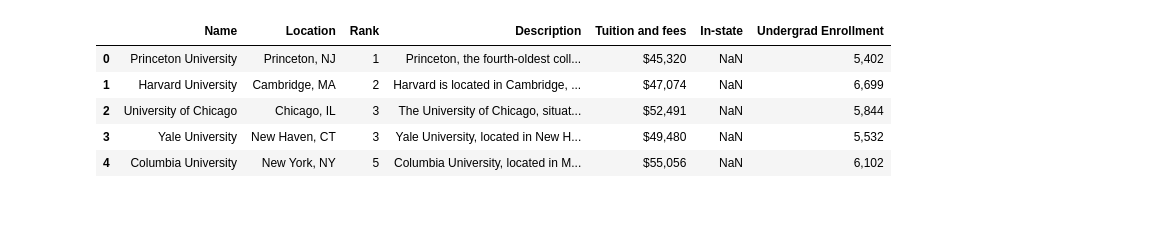
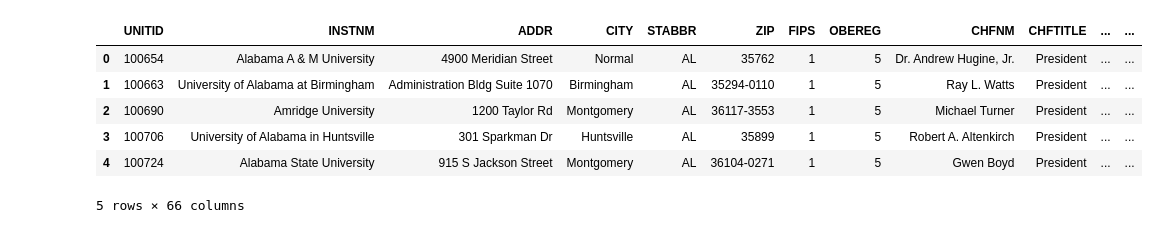
Before and after one commit to joshseymour/ETL_Project, a Jupyter notebook: University_Data_Pipeline.ipynb, the cells around one changed output. Saved outputs shown, nothing was run; the diff lists cells and outputs as text; code cells hidden in the pictures.

```diff
--- a/University_Data_Pipeline.ipynb
+++ b/University_Data_Pipeline.ipynb
@@ -1,20 +1,21 @@
 # %%
 import pandas as pd
 import numpy as np
 
 # File to Load
-file_to_load = "Resources/National_Universities_Rankings.csv"
+file_to_load = "Resources/college_data.csv"
 
 # Read data into dataframe(df)
 univ_data = pd.read_csv(file_to_load)
 univ_data.head()
 # %% [output]
-|  | Name | Location | Rank | Description | Tuition and fees | In-state | Undergrad Enrollment |
-| 0 | Princeton University | Princeton, NJ | 1 | Princeton, the fourth-oldest coll... | $45,320 | NaN | 5,402 |
-| 1 | Harvard University | Cambridge, MA | 2 | Harvard is located in Cambridge, ... | $47,074 | NaN | 6,699 |
-| 2 | University of Chicago | Chicago, IL | 3 | The University of Chicago, situat... | $52,491 | NaN | 5,844 |
-| 3 | Yale University | New Haven, CT | 3 | Yale University, located in New H... | $49,480 | NaN | 5,532 |
-| 4 | Columbia University | New York, NY | 5 | Columbia University, located in M... | $55,056 | NaN | 6,102 |
+|  | UNITID | INSTNM | ADDR | CITY | STABBR | ZIP | FIPS | OBEREG | CHFNM | CHFTITLE | ... | ... |
+| 0 | 100654 | Alabama A & M University | 4900 Meridian Street | Normal | AL | 35762 | 1 | 5 | Dr. Andrew Hugine, Jr. | President | ... | ... |
+| 1 | 100663 | University of Alabama at Birmingham | Administration Bldg Suite 1070 | Birmingham | AL | 35294-0110 | 1 | 5 | Ray L. Watts | President | ... | ... |
+| 2 | 100690 | Amridge University | 1200 Taylor Rd | Montgomery | AL | 36117-3553 | 1 | 5 | Michael Turner | President | ... | ... |
+| 3 | 100706 | University of Alabama in Huntsville | 301 Sparkman Dr | Huntsville | AL | 35899 | 1 | 5 | Robert A. Altenkirch | President | ... | ... |
+| 4 | 100724 | Alabama State University | 915 S Jackson Street | Montgomery | AL | 36104-0271 | 1 | 5 | Gwen Boyd | President | ... | ... |
+5 rows × 66 columns
 # %%
 univ_data.dtypes
 # %% [output]
```
Also changed, not shown: parts of 4 cells of this notebook, 8 other files.
